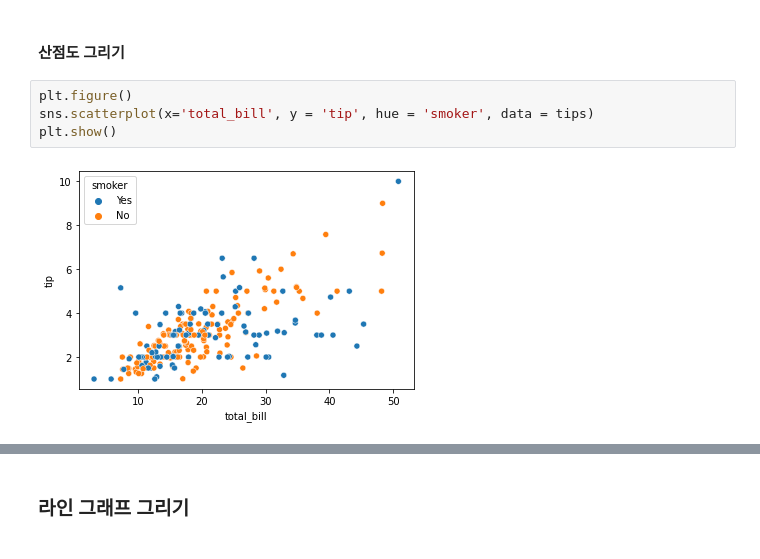
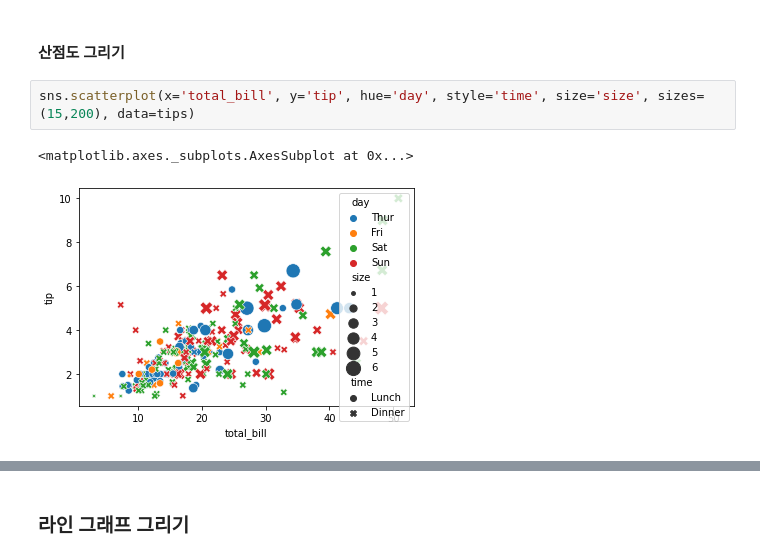
Before and after one commit to kim-star/DataScience, a Jupyter notebook: 210813_부산대학교_시각화_실습_배포용의_사본.ipynb, the cells around one changed output, grey strips where cells are left out. Cells and saved outputs as stored; diff of their text form.

```diff
--- a/210813_부산대학교_시각화_실습_배포용의_사본.ipynb
+++ b/210813_부산대학교_시각화_실습_배포용의_사본.ipynb
@@ -355,8 +355,7 @@ memory usage: 7.3 KB
 # %% [markdown]
 #### 산점도 그리기
 # %%
-plt.figure()
-sns.scatterplot(x='total_bill', y = 'tip', hue = 'smoker', data = tips)
-plt.show()
+sns.scatterplot(x='total_bill', y='tip', hue='day', style='time', size='size', sizes=(15,200), data=tips)
 # %% [output]
+<matplotlib.axes._subplots.AxesSubplot at 0x...>
-[figure, old version]
+[figure, new version]
```
Also changed, not shown: parts of 27 cells of this notebook.
